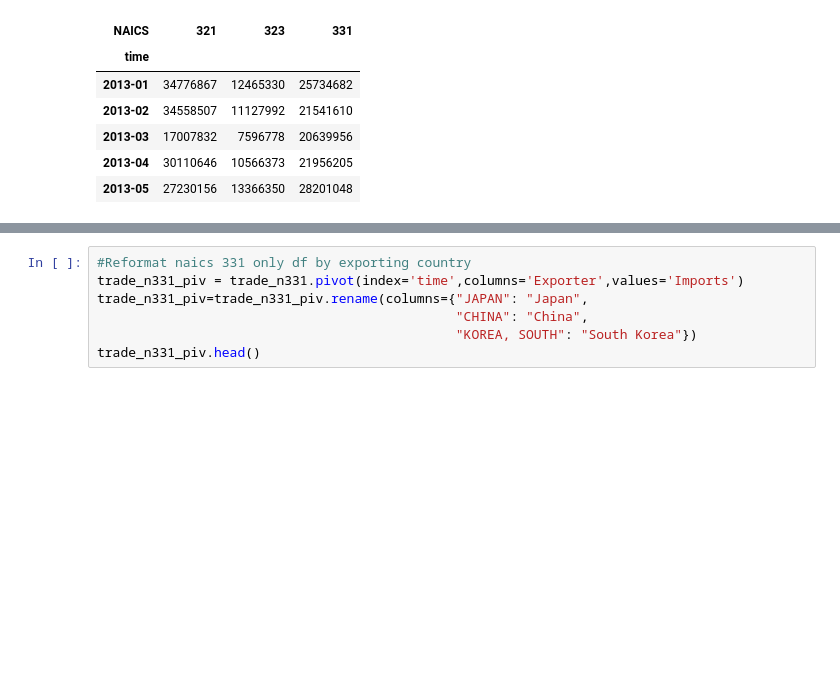
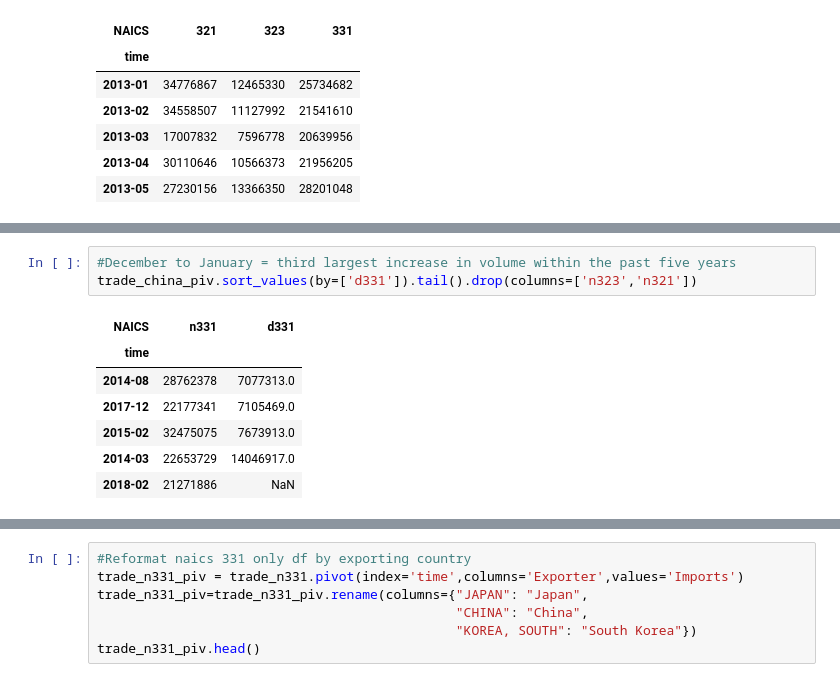
Before and after one commit to christinamarpar/GW-project-1, a Jupyter notebook: 1_Trade/trade.ipynb, the cells around one changed output, grey strips where cells are left out. Drawn from its saved outputs; the diff is of its cells as text; blank space fills up the shorter version.

```diff
--- a/1_Trade/trade.ipynb
+++ b/1_Trade/trade.ipynb
@@ -156,0 +190,11 @@ for naics in ["331","323","321"]:
+# %%
+#December to January = third largest increase in volume within the past five years
+trade_china_piv.sort_values(by=['d331']).tail().drop(columns=['n323','n321'])
+# %% [output]
+| NAICS | n331 | d331 |
+| time |  |  |
+| 2014-08 | 28762378 | 7077313.0 |
+| 2017-12 | 22177341 | 7105469.0 |
+| 2015-02 | 32475075 | 7673913.0 |
+| 2014-03 | 22653729 | 14046917.0 |
+| 2018-02 | 21271886 | NaN |
```
Also changed, not shown: parts of 6 cells of this notebook, 3 other files.
